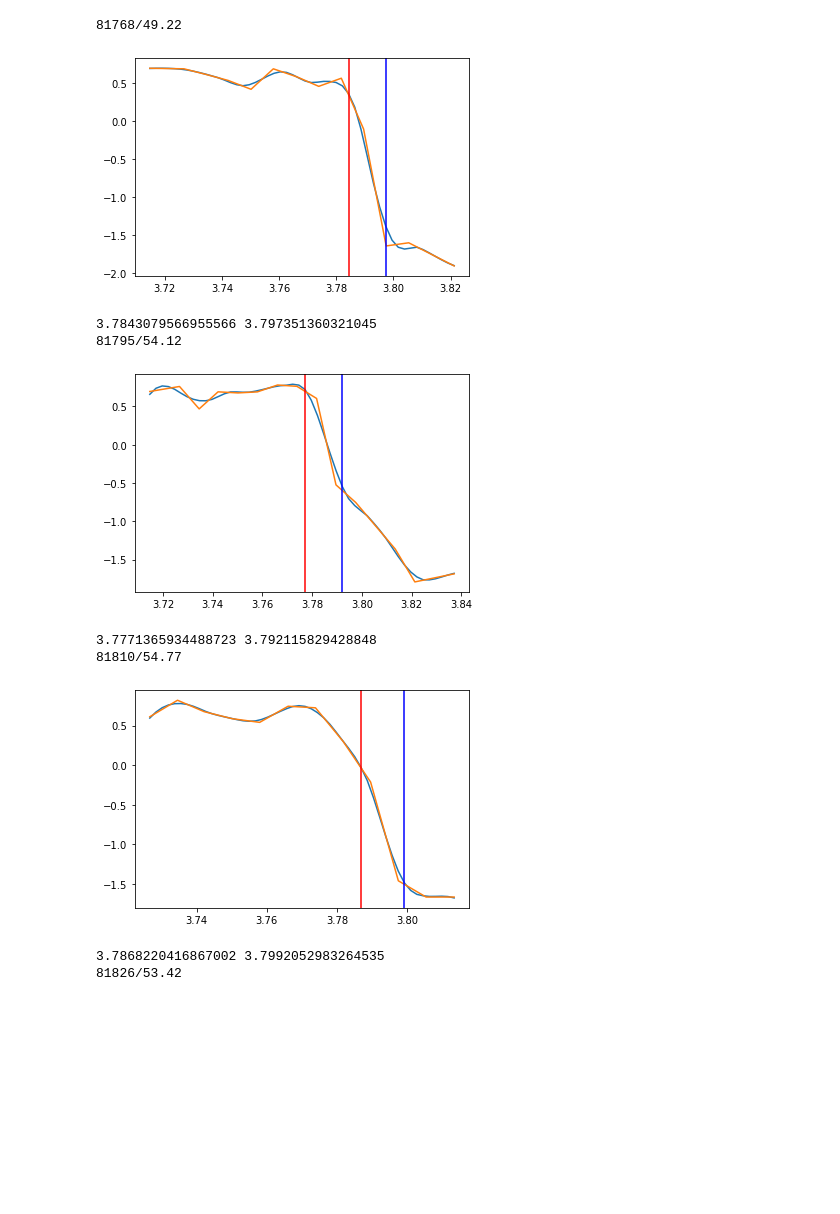
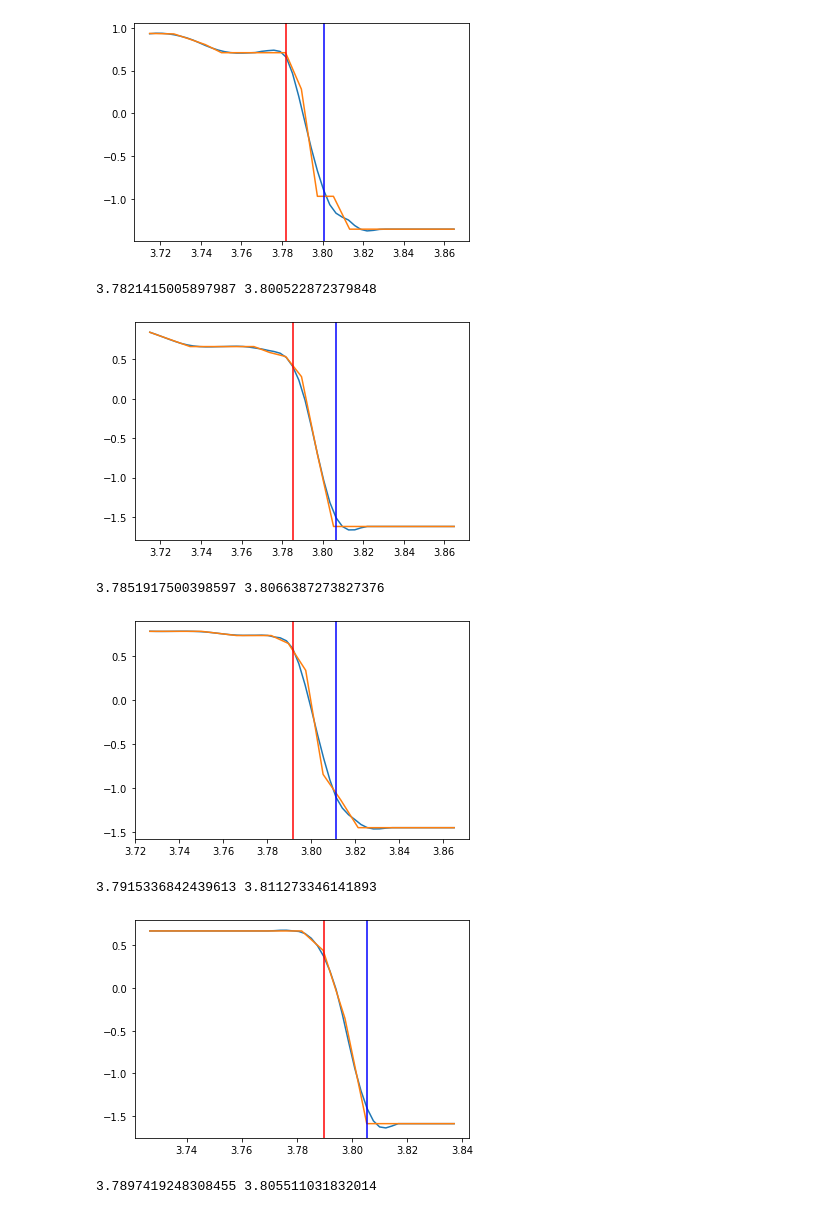
Before and after one commit to fusionby2030/moxie, a Jupyter notebook: experiments/Paper_Docs/pedestal_region.ipynb, the cells around one changed output. Drawn from its saved outputs; the diff is of its cells as text; code cells hidden in the pictures; blank space fills up the shorter version.

```diff
--- a/experiments/Paper_Docs/pedestal_region.ipynb
+++ b/experiments/Paper_Docs/pedestal_region.ipynb
@@ -60,8 +60,14 @@ def standardize_signal(x, trim_zeros=True):
     rs.push(x_in)
     return (x - rs.mean()) / rs.standard_deviation()
 # %%
-train_data, val_data, test_data = load_data(dataset_choice='SANDBOX_NO_VARIATIONS', file_loc='../../../moxie/data/processed/pedestal_profiles_ML_READY_ak_5052022_uncerts_mask.pickle', elm_timings=False)
-(train_X, train_y, train_mask, train_radii, train_real_space_radii, train_ids, train_uncert), (val_X, val_y, val_mask, val_radii, val_real_space_radii, val_ids, val_uncert), (test_X, test_y, test_mask, test_radii, test_real_space_radii, test_ids, test_uncert) = train_data, val_data, test_data
+dataset_choice='SANDBOX_NO_VARIATIONS'
+file_loc='../../../moxie/data/processed/pedestal_profiles_ML_READY_ak_5052022_uncerts_mask.pickle'
+with open(file_loc, 'rb') as file:
+    massive_dict = pickle.load(file)
+full_dict = massive_dict[dataset_choice]
+massive_dict = {}
+
+profiles, rmids, ids, uncerts = full_dict['all_dict']['raw']['profiles'], full_dict['all_dict']['raw']['real_space_radii'], full_dict['all_dict']['raw']['pulse_time_ids'], full_dict['all_dict']['raw']['uncerts']
 # %%
 def pedestal_top(p_old, x, plot_result=False):
         # standardize signal
@@ -107,46 +113,51 @@ def pedestal_top(p_old, x, plot_result=False):
         max_val = p_s_grad2[min_i]
         bottom_i = min_i
 
         for i in range(min_i+1, x_h.shape[0]):
             if p_s_grad2[i] > max_val:
                 max_val = p_s_grad2[i]
                 bottom_i = i
                 if max_val > sd_cutoff:
                     start_cut_early = True
             elif start_cut_early and p_s_grad2[i] < sd_cutoff:
                 break
 
         top, bottom = x_h[top_i], x_h[bottom_i]
         top_left_one = x_h[top_i - 1]
 
         if plot_result:
             plt.plot(x_h, p_s)
             plt.plot(x, p)
             plt.axvline(top, color='red')
             plt.axvline(bottom, color='blue')
             plt.show()
         return top, bottom
 
 # grab example data
-for i in range(10):
-    idx = i*100
-    print(train_ids[idx])
-    mask = train_mask[i] > 0
+for idx in range(10):
+    original = profiles[idx][0], profiles[idx][1],uncerts[idx][0], uncerts[idx][1], rmids[idx]
+    ne, te, dne, dte, x = original
+    new_ne, new_te =  np.minimum.accumulate(ne), np.minimum.accumulate(te)
+    keep_idx = np.where(new_te == te)
+
+    ne, te, dne, dte, x = new_ne[keep_idx], new_te[keep_idx], dne[keep_idx], dte[keep_idx], x[keep_idx]
+    # logical_bool_mask = te < 700
+    logical_bool_mask = np.logical_and(ne > 0, te > 0)
+    logical_bool_mask = np.logical_and(logical_bool_mask, dte > 0)
+    logical_bool_mask = np.logical_and(logical_bool_mask, dne > 0)
+    logical_bool_mask = np.logical_and(logical_bool_mask, dte < 3000)
+
     # x = train_radii[i][mask]
-    x = train_real_space_radii[i][mask]
-    ne = train_X[idx][0][mask]
     # te = dataset['all_dict']['raw']['profiles'][idx][0]
 
     top_x, bottom_x = pedestal_top(ne, x, plot_result=True)
     print(top_x, bottom_x)
 # %% [output]
+[figure, new version]
-81768/49.22
+3.7821415005897987 3.800522872379848
-[figure, old version]
+[figure, new version]
-3.7843079566955566 3.797351360321045
-81795/54.12
+3.7851917500398597 3.8066387273827376
-[figure, old version]
+[figure, new version]
-3.7771365934488723 3.792115829428848
-81810/54.77
+3.7915336842439613 3.811273346141893
-[figure, old version]
+[figure, new version]
-3.7868220416867002 3.7992052983264535
-81826/53.42
+3.7897419248308455 3.805511031832014
```
Also changed, not shown: parts of 1 cell of this notebook, 5 other files.
